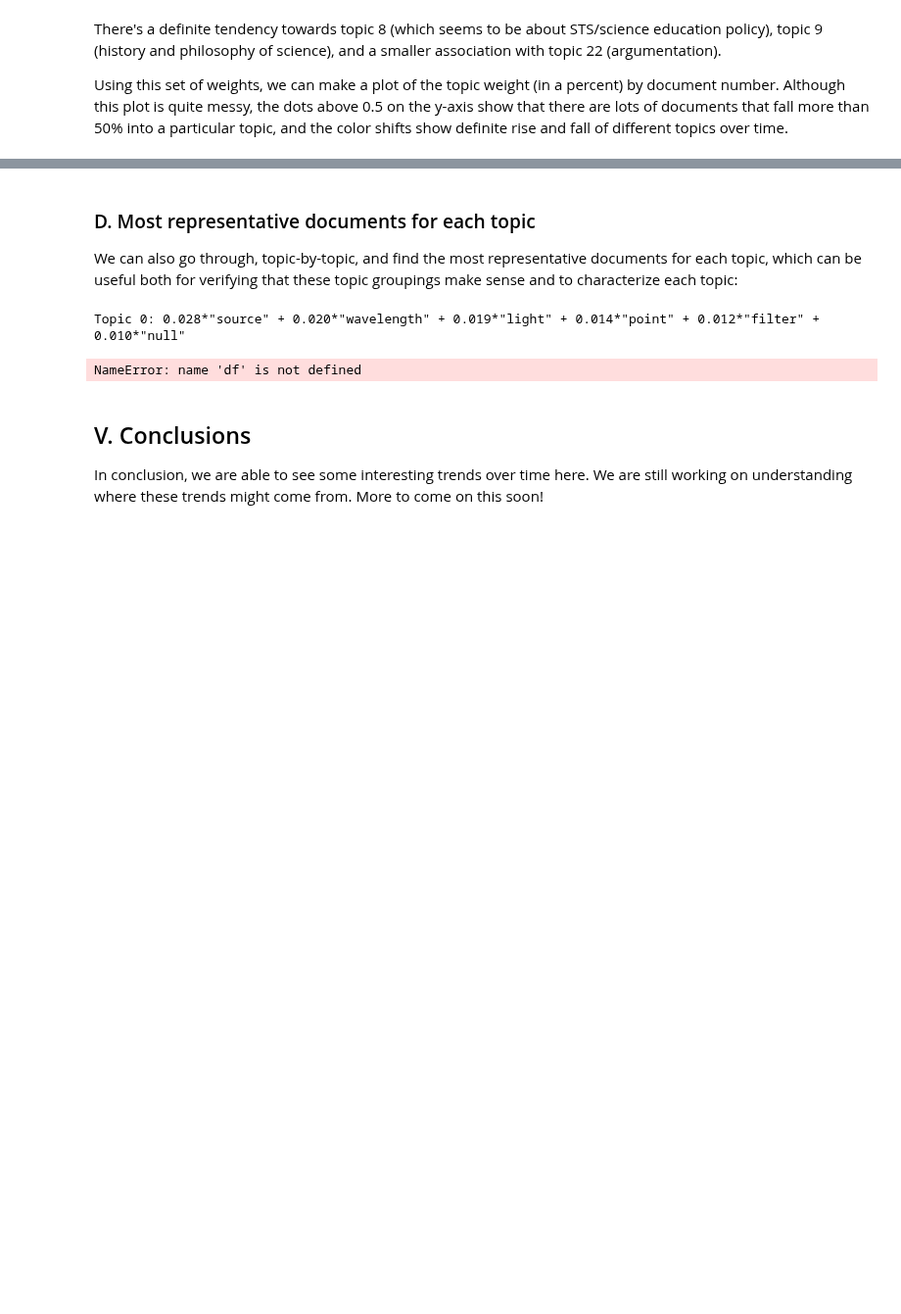
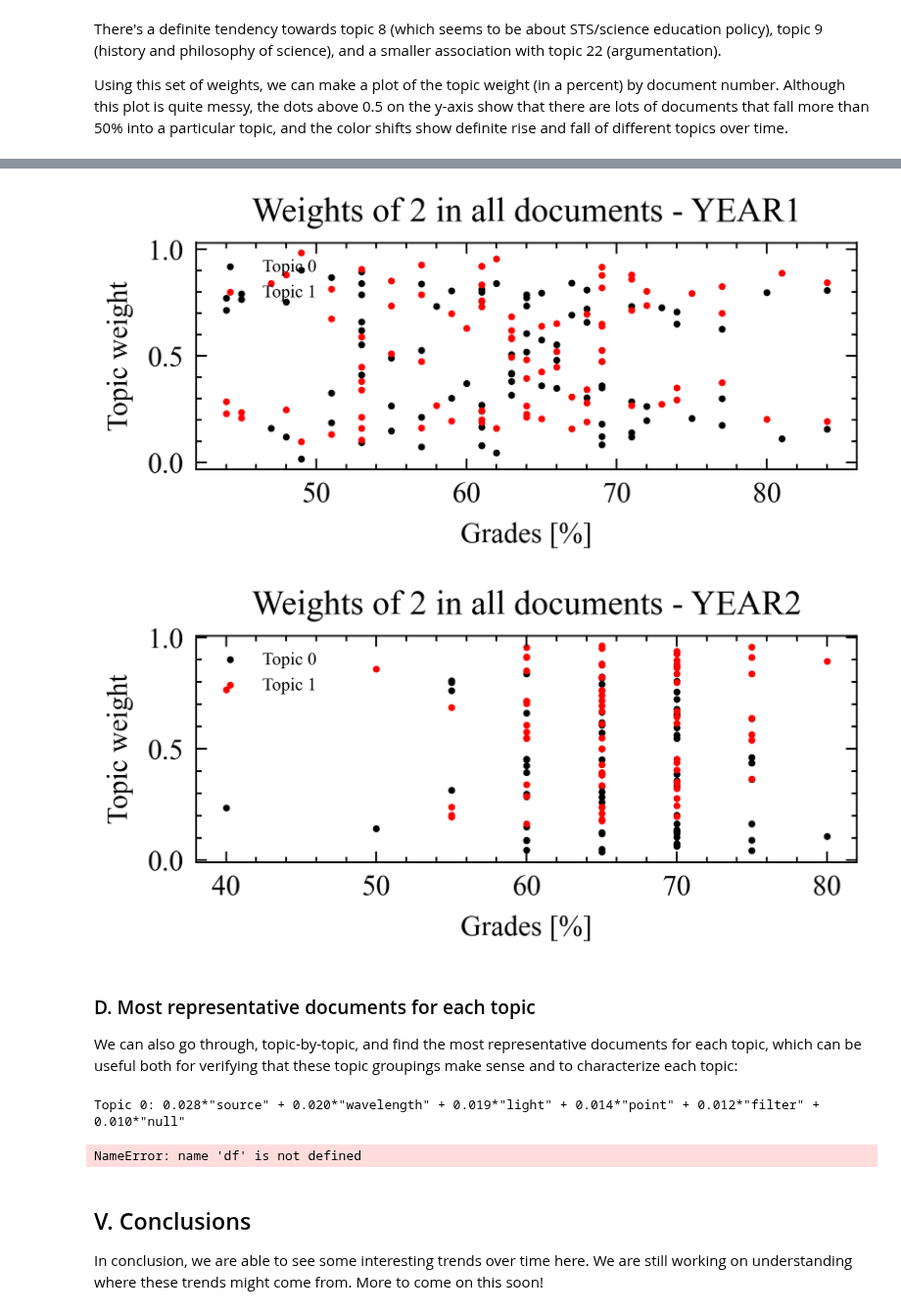
Before and after one commit to jiayang-zhang/nlp-physicseducation, a Jupyter notebook: 10 ScienceEd_RepresentativeModel_Final_YEAR1.ipynb, the cells around one changed output, grey strips where cells are left out. Shown at 98% size. Saved outputs shown, nothing was run; the diff lists cells and outputs as text; code cells hidden in the pictures; blank space fills up the shorter version.

```diff
--- a/10 ScienceEd_RepresentativeModel_Final_YEAR1.ipynb
+++ b/10 ScienceEd_RepresentativeModel_Final_YEAR1.ipynb
@@ -529,3 +546,25 @@ plt.show();
+# %%
+plt.subplot(2,1,1)
+#plt.figure(figsize=(18, 8))
+for t in range(num_topics):
+    plt.scatter(df_y1['GS percent'], sorted_weights_y1[:-8].iloc[:,t], label='Topic '+str(t), linewidths=0.5, marker= 'o', s = 2)
+plt.xlabel("Grades [%]")
+plt.ylabel("Topic weight")
+plt.legend(loc='upper left', prop = {'size' : 5})
+plt.title('Weights of %d in all documents - YEAR 1' % num_topics)
+plt.show();
+
+plt.subplot(2,1,2)
+for t in range(num_topics):
+    plt.scatter(df_y2['Interferometry percent'], sorted_weights_y2[:-12].iloc[:,t], label='Topic '+str(t), linewidths=0.5, marker= 'o', s = 2)
+plt.xlabel("Grades [%]")
+plt.ylabel("Topic weight")
+plt.legend(loc='upper left', prop = {'size' : 5})
+plt.title('Weights of %d in all documents - YEAR 2' % num_topics)
+plt.show();
+# %% [output]
+[figure, added]
+[figure, added]
 # %% [markdown]
 ### D. Most representative documents for each topic
 
```
Also changed, not shown: parts of 3 cells of this notebook, 1 other file.
